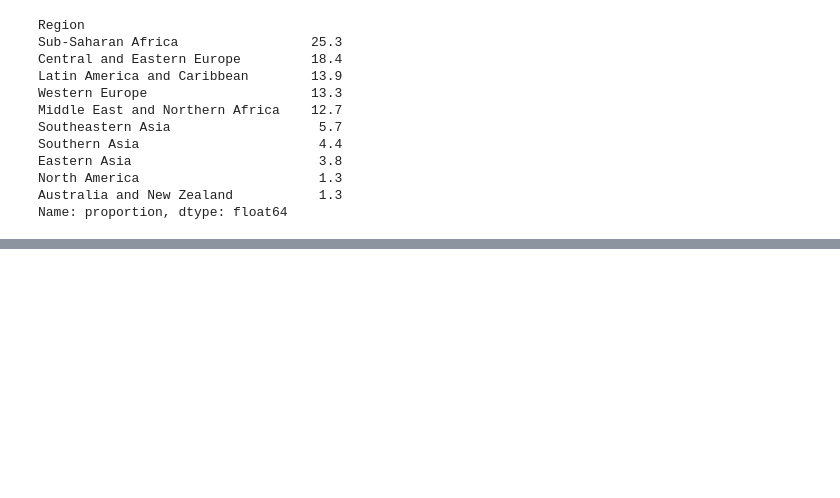
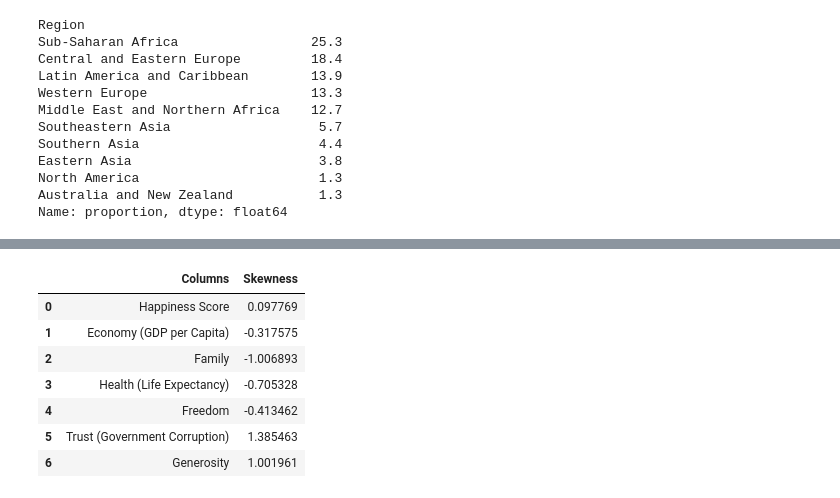
Before and after one commit to duttarajib78/Internship, a Jupyter notebook: Second_Phase_Practice_Projects/happyness_index.ipynb, the cells around one changed output, grey strips where cells are left out. Saved outputs shown, nothing was run; the diff lists cells and outputs as text; code cells hidden in the pictures; blank space fills up the shorter version.

```diff
--- a/Second_Phase_Practice_Projects/happyness_index.ipynb
+++ b/Second_Phase_Practice_Projects/happyness_index.ipynb
@@ -103,3 +104,14 @@ for col in numerical_features.columns:
 [drawing not drawn]
 [drawing not drawn]
 [drawing not drawn]
+# %%
+numerical_features.skew().reset_index().rename(columns={'index':'Columns',0:'Skewness'})
+# %% [output]
+|  | Columns | Skewness |
+| 0 | Happiness Score | 0.097769 |
+| 1 | Economy (GDP per Capita) | -0.317575 |
+| 2 | Family | -1.006893 |
+| 3 | Health (Life Expectancy) | -0.705328 |
+| 4 | Freedom | -0.413462 |
+| 5 | Trust (Government Corruption) | 1.385463 |
+| 6 | Generosity | 1.001961 |
```
Also changed, not shown: parts of 9 cells of this notebook.
